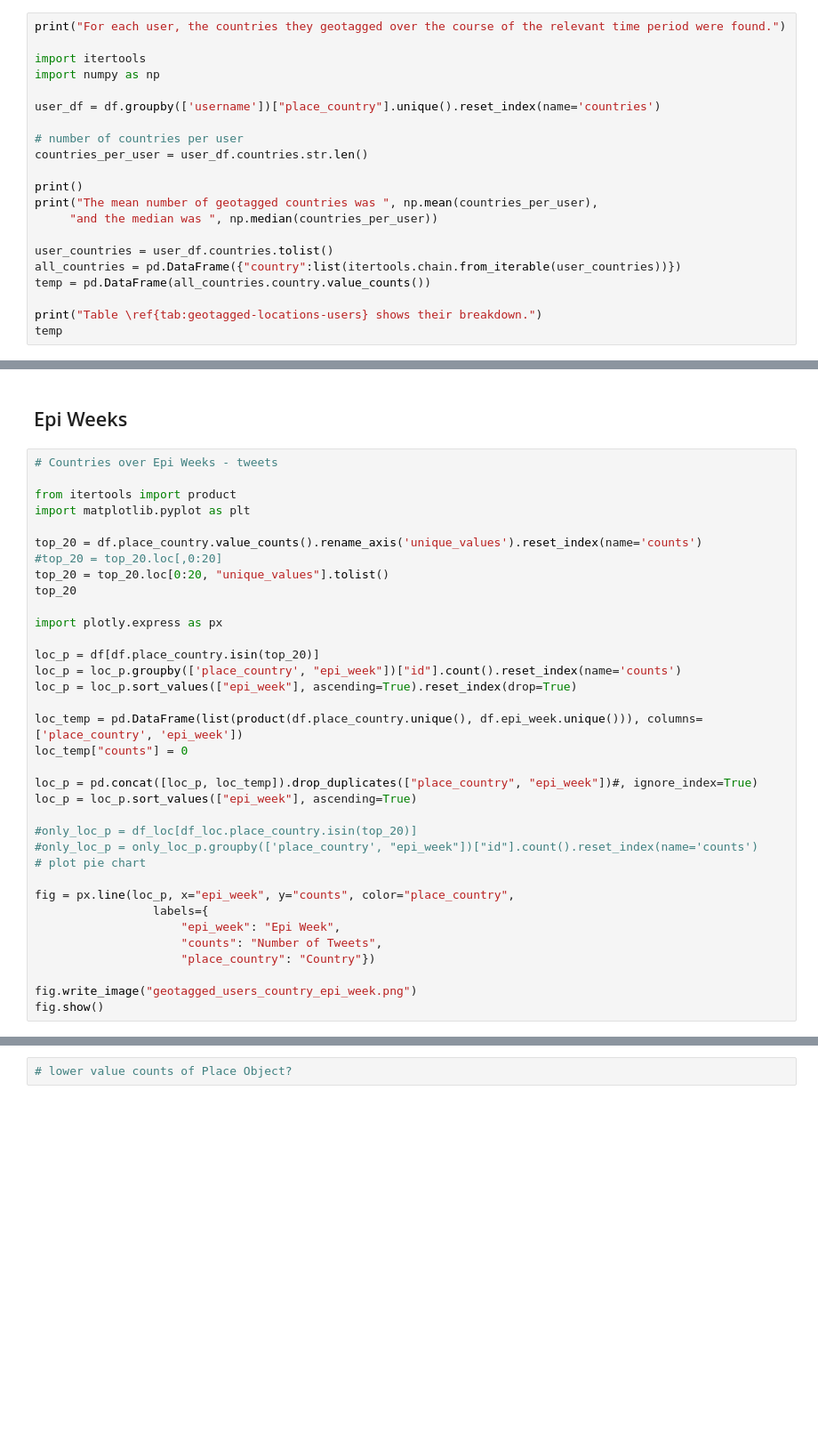
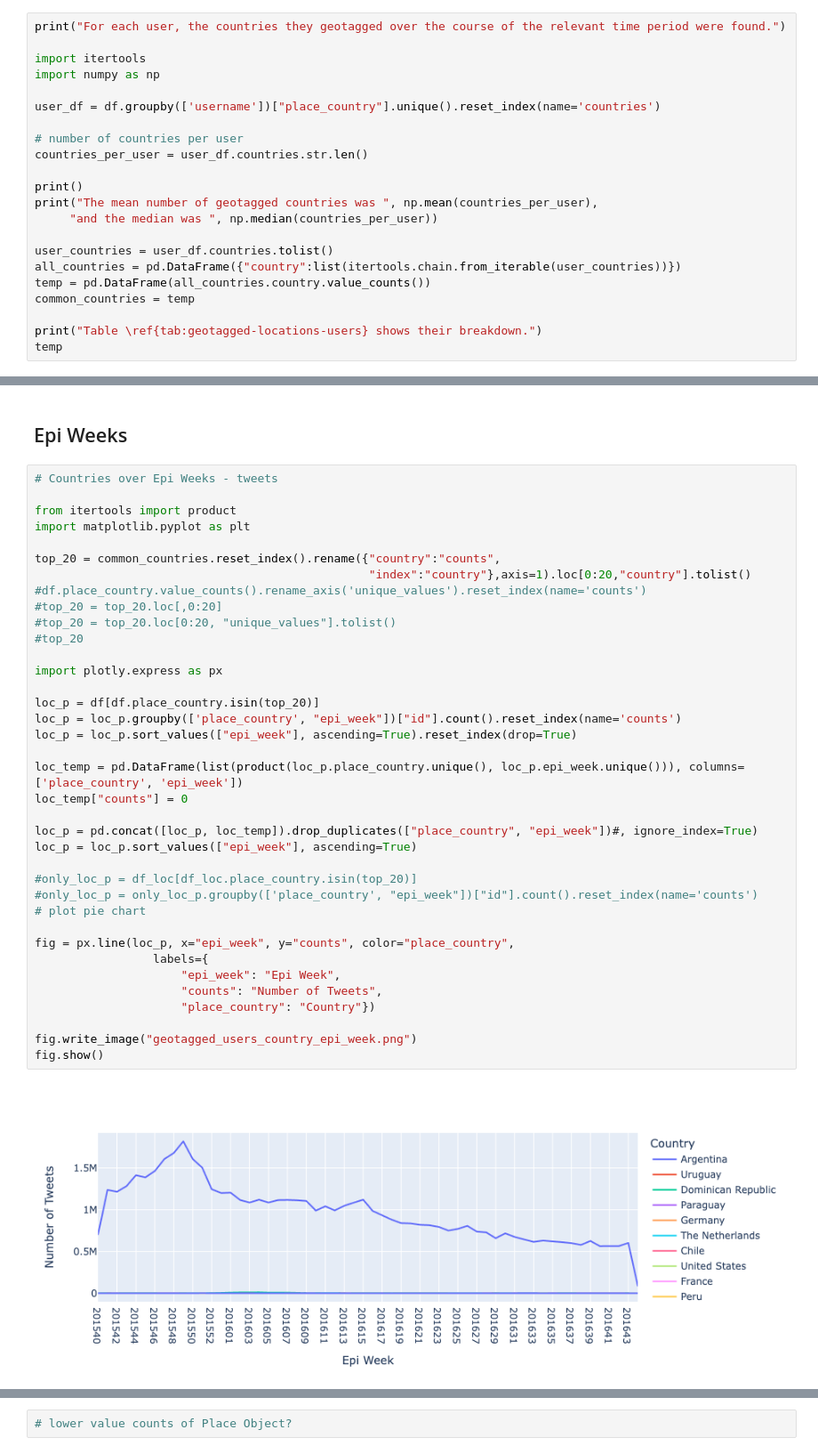
Before and after one commit to elizaveta-abel/MT5599-AWS, a Jupyter notebook: time_series/results/geotagged.ipynb, the cells around one changed output, grey strips where cells are left out. Shown at 89% size. Drawn from its saved outputs; the diff is of its cells as text; blank space fills up the shorter version.

```diff
--- a/time_series/results/geotagged.ipynb
+++ b/time_series/results/geotagged.ipynb
@@ -172,6 +199,7 @@ print("The mean number of geotagged countries was ", np.mean(countries_per_user)
 user_countries = user_df.countries.tolist()
 all_countries = pd.DataFrame({"country":list(itertools.chain.from_iterable(user_countries))})
 temp = pd.DataFrame(all_countries.country.value_counts())
+common_countries = temp
 
 print("Table \ref{tab:geotagged-locations-users} shows their breakdown.")
 temp
@@ -372,37 +522,41 @@ temp
 # Countries over Epi Weeks - tweets
 
 from itertools import product
 import matplotlib.pyplot as plt
 
-top_20 = df.place_country.value_counts().rename_axis('unique_values').reset_index(name='counts')
+top_20 = common_countries.reset_index().rename({"country":"counts",
+                                                "index":"country"},axis=1).loc[0:20,"country"].tolist()
+#df.place_country.value_counts().rename_axis('unique_values').reset_index(name='counts')
 #top_20 = top_20.loc[,0:20]
-top_20 = top_20.loc[0:20, "unique_values"].tolist()
-top_20
+#top_20 = top_20.loc[0:20, "unique_values"].tolist()
+#top_20
 
 import plotly.express as px
 
 loc_p = df[df.place_country.isin(top_20)]
 loc_p = loc_p.groupby(['place_country', "epi_week"])["id"].count().reset_index(name='counts')
 loc_p = loc_p.sort_values(["epi_week"], ascending=True).reset_index(drop=True)
 
-loc_temp = pd.DataFrame(list(product(df.place_country.unique(), df.epi_week.unique())), columns=['place_country', 'epi_week'])
+loc_temp = pd.DataFrame(list(product(loc_p.place_country.unique(), loc_p.epi_week.unique())), columns=['place_country', 'epi_week'])
 loc_temp["counts"] = 0
 
 loc_p = pd.concat([loc_p, loc_temp]).drop_duplicates(["place_country", "epi_week"])#, ignore_index=True)
 loc_p = loc_p.sort_values(["epi_week"], ascending=True)
 
 #only_loc_p = df_loc[df_loc.place_country.isin(top_20)]
 #only_loc_p = only_loc_p.groupby(['place_country', "epi_week"])["id"].count().reset_index(name='counts')
 # plot pie chart
 
 fig = px.line(loc_p, x="epi_week", y="counts", color="place_country",
                  labels={
                      "epi_week": "Epi Week",
                      "counts": "Number of Tweets",
                      "place_country": "Country"})
 
 fig.write_image("geotagged_users_country_epi_week.png")
 fig.show()
+# %% [output]
+[figure, added]
 # %%
 # Countries over Epi Weeks - users
 
```
Also changed, not shown: parts of 13 cells of this notebook, 4 other files.
